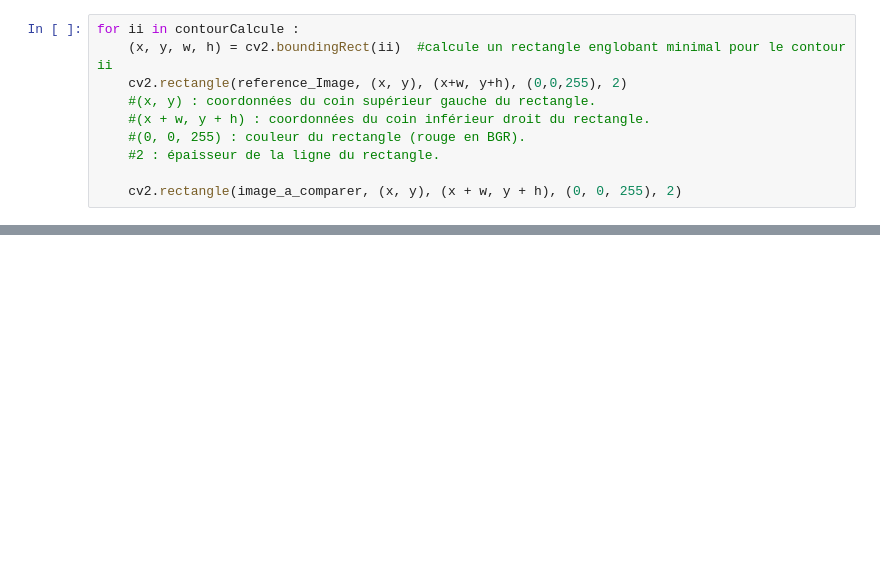
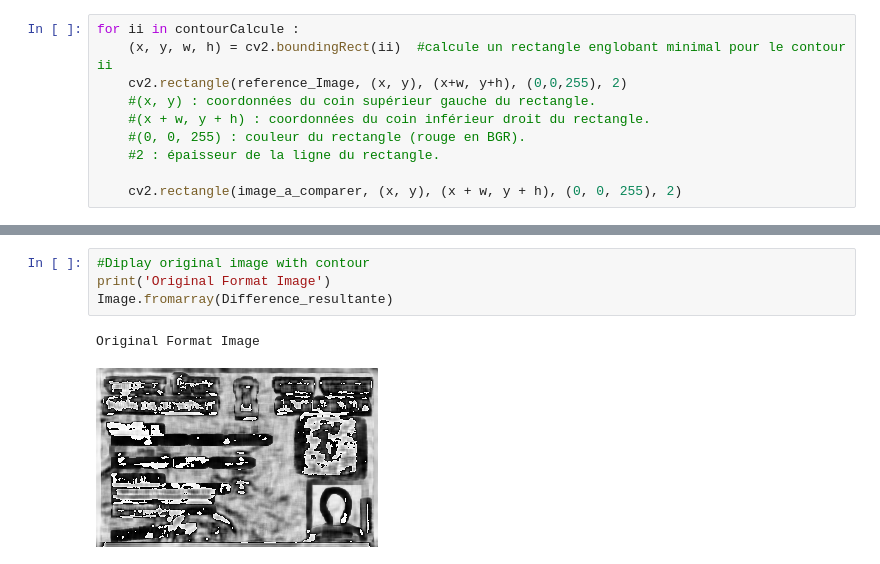
Before and after one commit to Sewlang/Fake-ID-card-detection, a Jupyter notebook: ID_authenticator.ipynb, the cells around one changed output, grey strips where cells are left out. Saved outputs shown, nothing was run; the diff lists cells and outputs as text; blank space fills up the shorter version.

```diff
--- a/ID_authenticator.ipynb
+++ b/ID_authenticator.ipynb
@@ -104,0 +119,7 @@ Le code ci-dessus code parcourt tous les contours trouvés dans l'image seuillé
+# %%
+#Diplay original image with contour
+print('Original Format Image')
+Image.fromarray(Difference_resultante)
+# %% [output]
+Original Format Image
+[figure, added]
```
Also changed, not shown: parts of 4 cells of this notebook.
